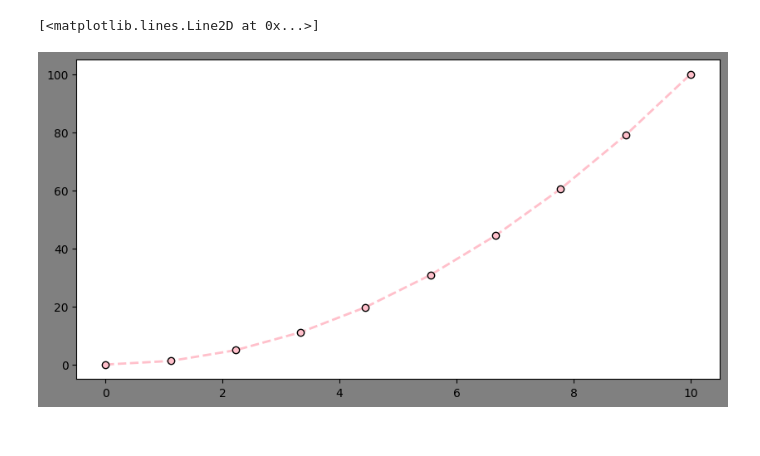
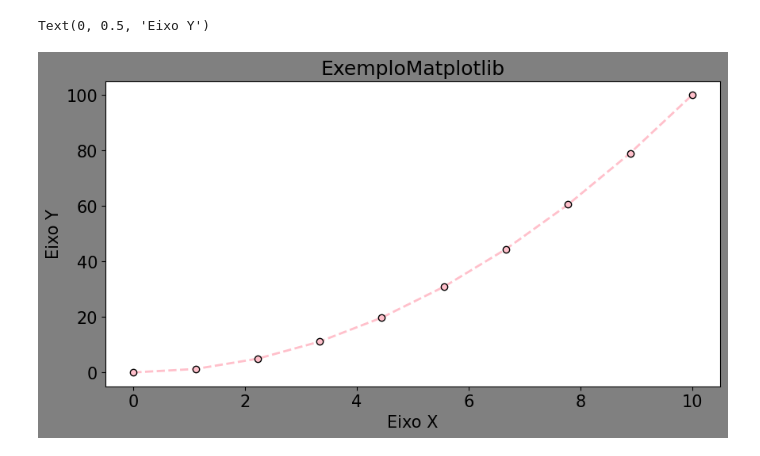
Before and after one commit to Isadorq/IABD---Exemplo-aula-2, a Jupyter notebook: aula03/aula.03.ipynb, the cells around one changed output. Saved outputs shown, nothing was run; the diff lists cells and outputs as text; code cells hidden in the pictures.

```diff
--- a/aula03/aula.03.ipynb
+++ b/aula03/aula.03.ipynb
@@ -9,10 +9,13 @@ dados_y = dados_x * dados_x # gera valores multiplicando um dado pelo
 # %%
 plt.figure(figsize=(10, 5), facecolor='gray')
 Ax = plt.axes() # cria os eixos do gráfico
 Ax.set_facecolor('white')   # cria o fundo do gráfico
 plt.plot(dados_x, dados_y,
          color='pink', linewidth=2,
          marker='o', linestyle='dashed', markeredgecolor='black')
+plt.title("ExemploMatplotlib")
+plt.xlabel("Eixo X")
+plt.ylabel("Eixo Y")
 # %% [output]
-[<matplotlib.lines.Line2D at 0x...>]
+Text(0, 0.5, 'Eixo Y')
-[figure, old version]
+[figure, new version]
```
Also changed, not shown: parts of 4 cells of this notebook, 3 other files.
